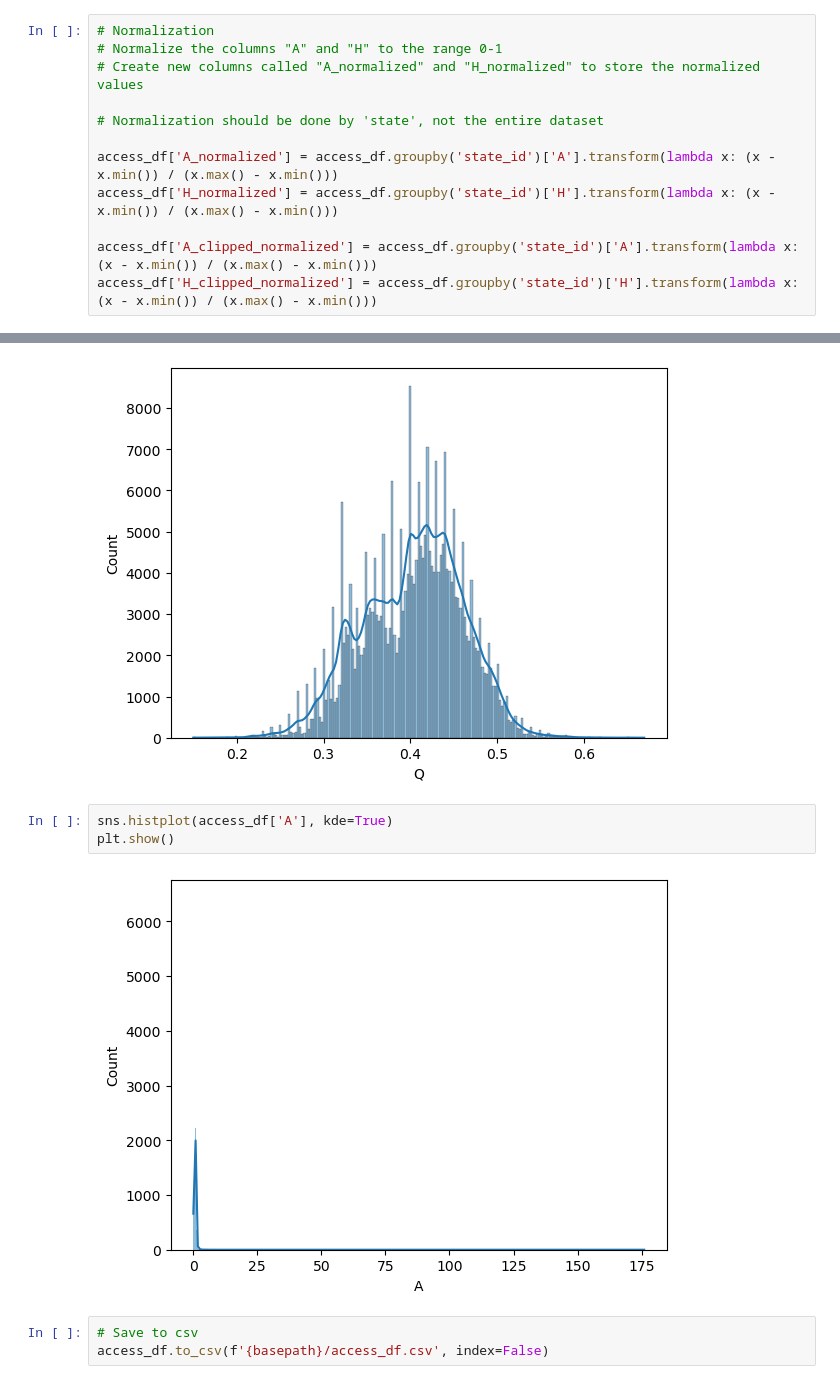
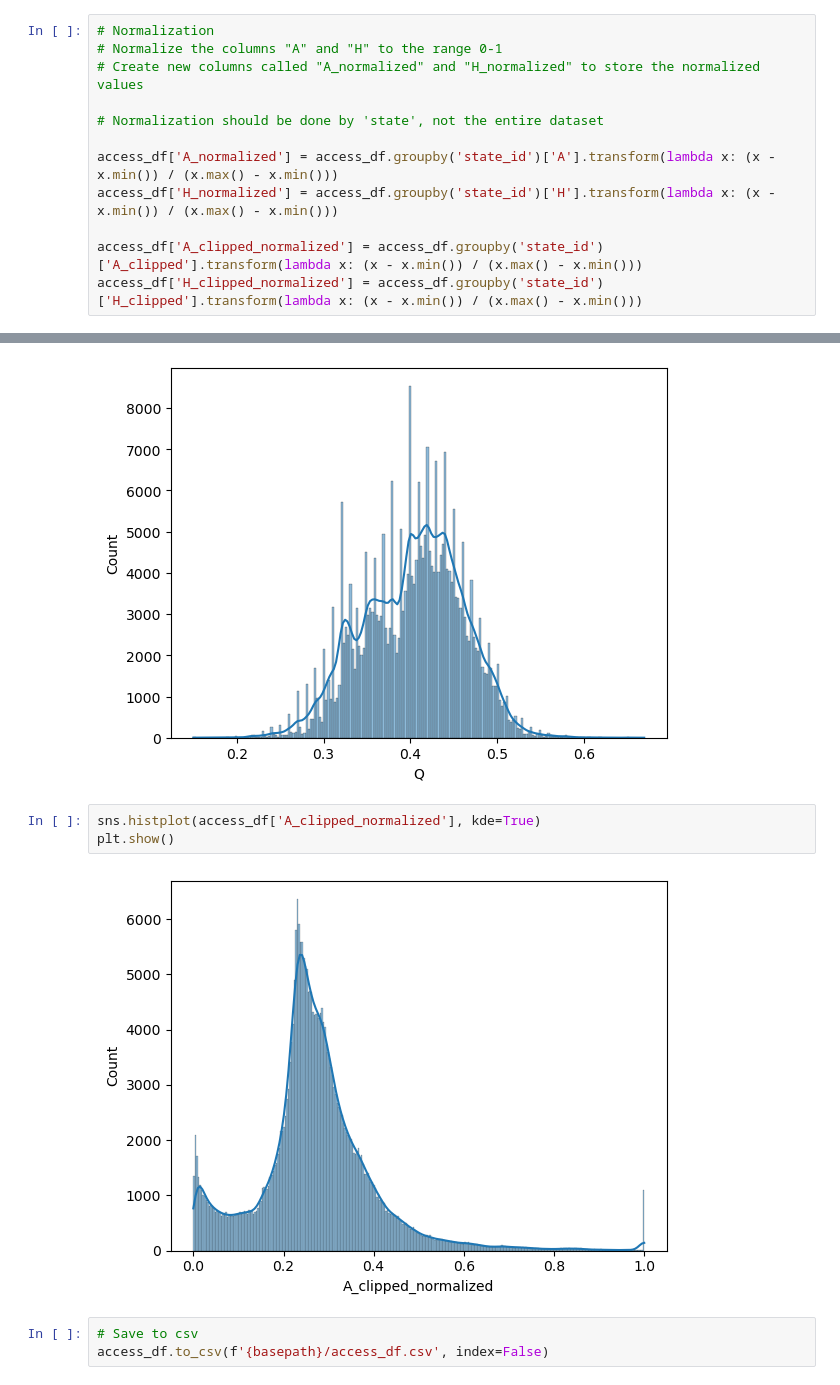
Before and after one commit to hordiienkoalina/atlas-educacao, a Jupyter notebook: notebooks/Metric normalization.ipynb, the cells around one changed output, grey strips where cells are left out. Saved outputs shown, nothing was run; the diff lists cells and outputs as text.

```diff
--- a/notebooks/Metric normalization.ipynb
+++ b/notebooks/Metric normalization.ipynb
@@ -156,8 +159,8 @@ access_df['H_clipped'] = access_df['A'] * access_df['Q']
 access_df['A_normalized'] = access_df.groupby('state_id')['A'].transform(lambda x: (x - x.min()) / (x.max() - x.min()))
 access_df['H_normalized'] = access_df.groupby('state_id')['H'].transform(lambda x: (x - x.min()) / (x.max() - x.min()))
 
-access_df['A_clipped_normalized'] = access_df.groupby('state_id')['A'].transform(lambda x: (x - x.min()) / (x.max() - x.min()))
-access_df['H_clipped_normalized'] = access_df.groupby('state_id')['H'].transform(lambda x: (x - x.min()) / (x.max() - x.min()))
+access_df['A_clipped_normalized'] = access_df.groupby('state_id')['A_clipped'].transform(lambda x: (x - x.min()) / (x.max() - x.min()))
+access_df['H_clipped_normalized'] = access_df.groupby('state_id')['H_clipped'].transform(lambda x: (x - x.min()) / (x.max() - x.min()))
 # %%
 # Plot a histogram of the target column A to see the distribution of the data, without the outliers
 
@@ -174,10 +177,10 @@ plt.show()
 # %% [output]
 [figure]
 # %%
-sns.histplot(access_df['A'], kde=True)
+sns.histplot(access_df['A_clipped_normalized'], kde=True)
 plt.show()
 # %% [output]
-[figure, old version]
+[figure, new version]
 # %%
 # Save to csv
 access_df.to_csv(f'{basepath}/access_df.csv', index=False)
```
Also changed, not shown: parts of 3 cells of this notebook, 3 other files.
